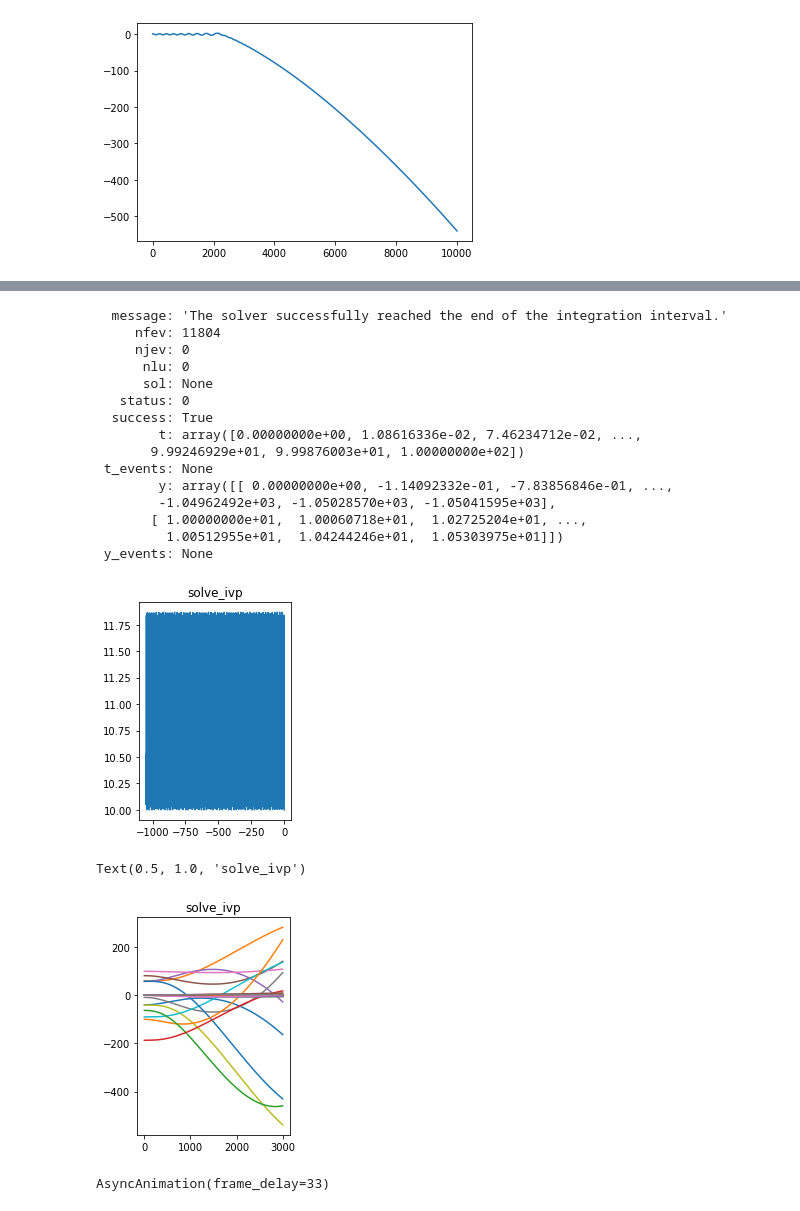
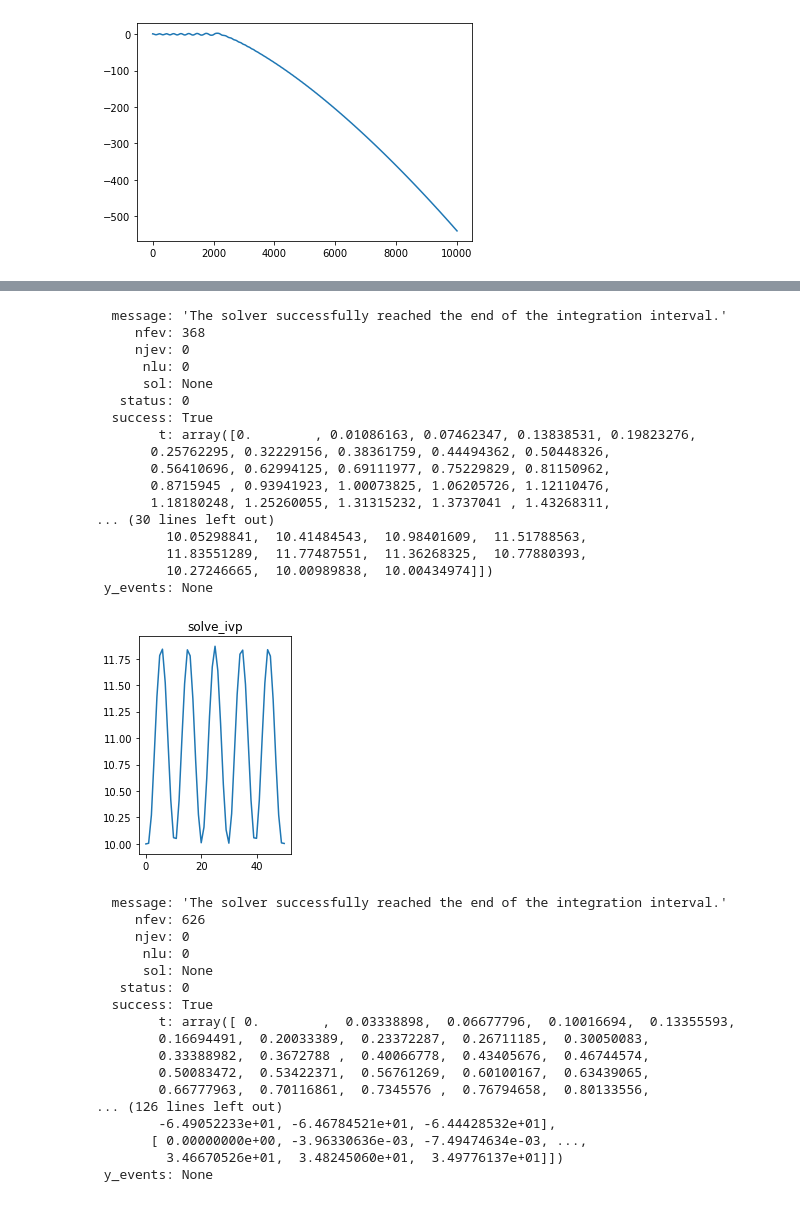
Before and after one commit to HassoPlattnerInstituteHCI/Algorithmic-Folding, a Jupyter notebook: linkage_simulation_diffeq.ipynb, the cells around one changed output, grey strips where cells are left out. Drawn from its saved outputs; the diff is of its cells as text; code cells hidden in the pictures.

```diff
--- a/linkage_simulation_diffeq.ipynb
+++ b/linkage_simulation_diffeq.ipynb
@@ -181,8 +177,8 @@ import matplotlib.pyplot as plt
 def model(t, y, p=()):
     pendulum_angle = y[0]
     pendulum_anglular_velocity = y[1]
-
     # TODO implement model
+    return [0.0, 0.0]
 
 # initial condition
 y0 = [0,10]
@@ -222,43 +232,43 @@ from scipy.integrate import solve_ivp
 # t -> time
 # p -> parameter vector
 def model(t, y, p=()):
     pendulum_angle = y[0]
     pendulum_anglular_velocity = y[1]
 
     acceleration = get_force(pendulum_angle, pendulum_mass) / pendulum_mass
 
     return [pendulum_angular_velocity, acceleration]
 
 # initial condition
 y0 = [0,10]
 
 # time points
-time_span = (0.0, 100.0)
+time_span = (0.0, 3.0)
 
 # solve ODEs
 result = solve_ivp(model, time_span, y0, method='RK45', rtol=1e-8)
 
 fig = plt.figure()
 ax = fig.add_subplot(1, 2, 2)
-ax.plot(result.y[0, :],
-        result.y[1, :])
+ax.plot(result.y[1, :])
 ax.set_title("solve_ivp")
 result
-# time plot
 # %% [output]
   message: 'The solver successfully reached the end of the integration interval.'
-     nfev: 11804
+     nfev: 368
      njev: 0
       nlu: 0
       sol: None
    status: 0
   success: True
-        t: array([0.00000000e+00, 1.08616336e-02, 7.46234712e-02, ...,
-       9.99246929e+01, 9.99876003e+01, 1.00000000e+02])
- t_events: None
-        y: array([[ 0.00000000e+00, -1.14092332e-01, -7.83856846e-01, ...,
-        -1.04962492e+03, -1.05028570e+03, -1.05041595e+03],
-       [ 1.00000000e+01,  1.00060718e+01,  1.02725204e+01, ...,
-         1.00512955e+01,  1.04244246e+01,  1.05303975e+01]])
+        t: array([0.        , 0.01086163, 0.07462347, 0.13838531, 0.19823276,
+       0.25762295, 0.32229156, 0.38361759, 0.44494362, 0.50448326,
+       0.56410696, 0.62994125, 0.69111977, 0.75229829, 0.81150962,
+       0.8715945 , 0.93941923, 1.00073825, 1.06205726, 1.12110476,
+       1.18180248, 1.25260055, 1.31315232, 1.3737041 , 1.43268311,
+... (30 lines left out)
+         10.05298841,  10.41484543,  10.98401609,  11.51788563,
+         11.83551289,  11.77487551,  11.36268325,  10.77880393,
+         10.27246665,  10.00989838,  10.00434974]])
  y_events: None
-[figure, old version]
+[figure, new version]
@@ -268,7 +275,7 @@ result
 # %%
 # TODO add gravity
 node_mass = 1.1
-motor_driving_force = 0.1 #N
+motor_driving_force = 5 #N
 
 # get initial positions from kinematic simulation
 y0 = np.concatenate((np.array(nodes).flatten(), np.zeros(len(nodes)*2)))
@@ -296,6 +303,7 @@ def model(t, y, p=()):
         return result
 
     def get_actuator_force():
+
         current_motor_endeffector_pos = y[0:2]
         motor_center = np.array(nodes[0]) - np.array([0.0, -5.0])
         vector_from_center_to_endeffector = current_motor_endeffector_pos - motor_center
@@ -303,9 +311,13 @@ def model(t, y, p=()):
         # get tangent on circle around center to get the force vector
         force_vector_direction = np.array([-vector_from_center_to_endeffector[1], vector_from_center_to_endeffector[0]])
 
+        radius = np.linalg.norm(current_motor_endeffector_pos - motor_center)
+        v = np.linalg.norm(y[len(nodes)*2:len(nodes)*2+2])
+        f_centripital = - v**2 / radius
+
         # normalize
         force_vector_direction = force_vector_direction / np.linalg.norm(force_vector_direction)
-        return force_vector_direction * motor_driving_force
+        return force_vector_direction * motor_driving_force + vector_from_center_to_endeffector/radius * f_centripital
 
     def get_stationary_rows():
         # calculate row that results from the motor
@@ -331,23 +343,27 @@ def model(t, y, p=()):
 
 simulate_linkage(nodes, edges, lengths)
 fps = 30
-time_span = (0.0, 100.0)
+time_span = (0.0, 20.0)
 evaluate_at = np.linspace(time_span[0],time_span[1], int((time_span[1] - time_span[0])*fps))
 
 # solve ODEs
 result = solve_ivp(model, time_span, y0, method='RK45', rtol=1e-8, t_eval=evaluate_at)
 result
-fig = plt.figure()
-ax = fig.add_subplot(1, 2, 2)
-ax.plot(result.y.T)
-ax.set_title("solve_ivp")
 # %% [output]
-Text(0.5, 1.0, 'solve_ivp')
+  message: 'The solver successfully reached the end of the integration interval.'
+     nfev: 626
+     njev: 0
+      nlu: 0
+      sol: None
+   status: 0
+  success: True
+        t: array([ 0.        ,  0.03338898,  0.06677796,  0.10016694,  0.13355593,
+        0.16694491,  0.20033389,  0.23372287,  0.26711185,  0.30050083,
+        0.33388982,  0.3672788 ,  0.40066778,  0.43405676,  0.46744574,
+        0.50083472,  0.53422371,  0.56761269,  0.60100167,  0.63439065,
+        0.66777963,  0.70116861,  0.7345576 ,  0.76794658,  0.80133556,
+... (126 lines left out)
+        -6.49052233e+01, -6.46784521e+01, -6.44428532e+01],
+       [ 0.00000000e+00, -3.96330636e-03, -7.49474634e-03, ...,
+         3.46670526e+01,  3.48245060e+01,  3.49776137e+01]])
+ y_events: None
-[figure, removed]
-# %%
-from drawSvg.widgets import AsyncAnimation
-
-widget2 = AsyncAnimation(fps=fps)
-widget2
-# %% [output]
-AsyncAnimation(frame_delay=33)
```
Also changed, not shown: parts of 9 cells of this notebook.
